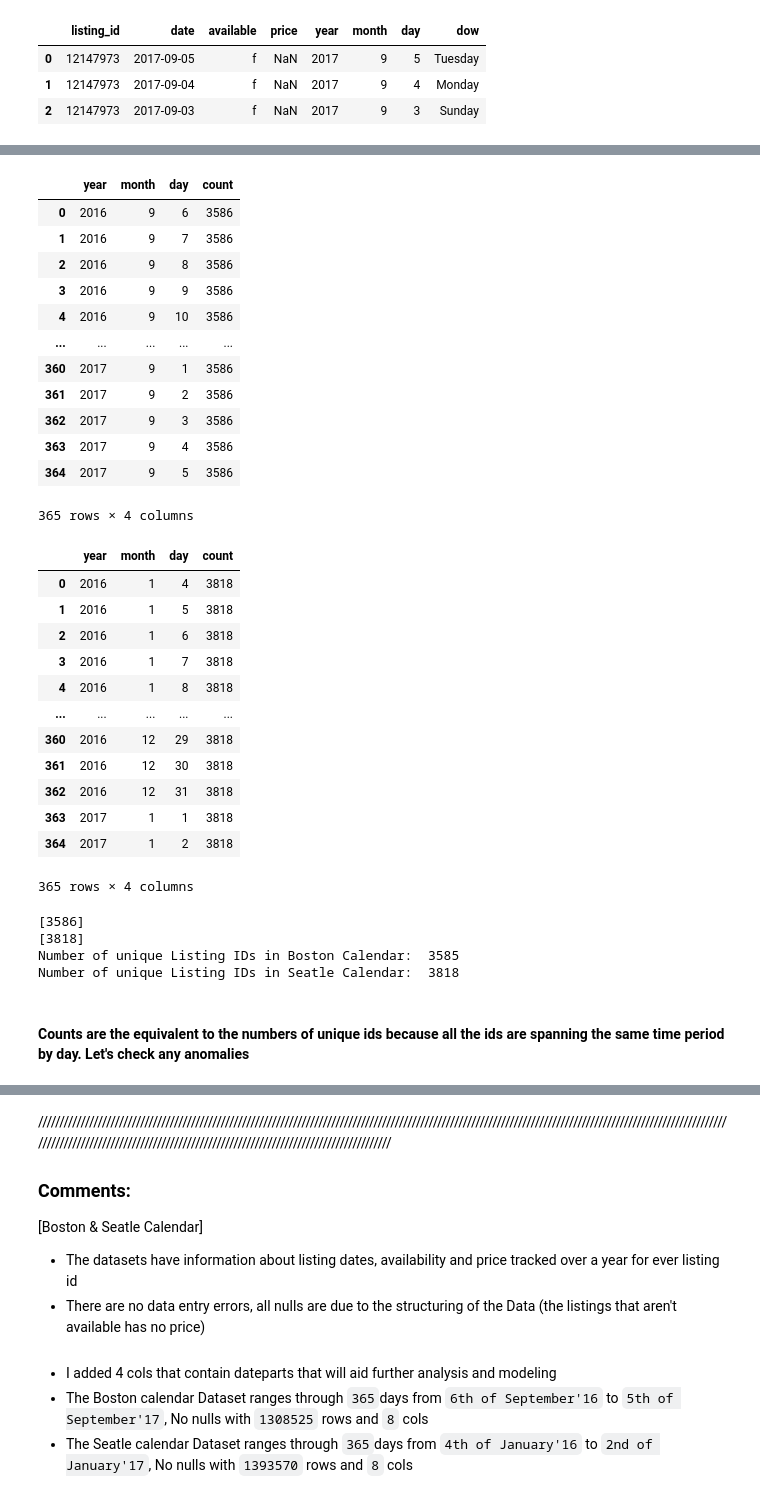
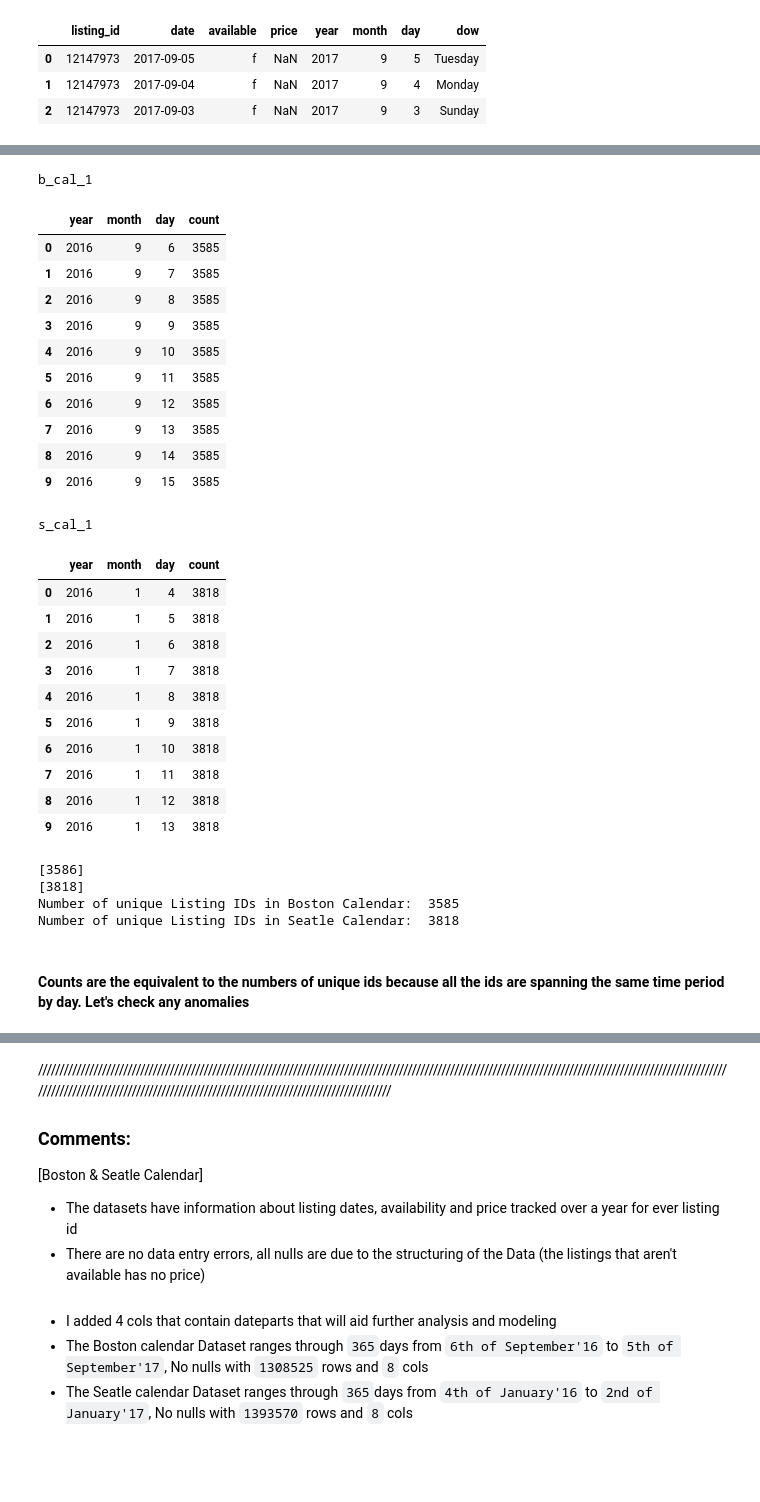
Before and after one commit to Zainy1453/Project-ND-1, a Jupyter notebook: Project 1.ipynb, the cells around one changed output, grey strips where cells are left out. Drawn from its saved outputs; the diff is of its cells as text; code cells hidden in the pictures; blank space fills up the shorter version.

Commit message:
created a python script with a display_side_by_side function

```diff
--- a/Project 1.ipynb
+++ b/Project 1.ipynb
@@ -13,3 +16,14 @@ import seaborn as sns
+# %%
+from IPython.display import display_html
+from itertools import chain,cycle
+def display_side_by_side(*args,titles=cycle([''])):
+    html_str=''
+    for df,title in zip(args, chain(titles,cycle(['</br>'])) ):
+        html_str+='<th style="text-align:center"><td style="vertical-align:top">'
+        html_str+=f'<h2>{title}</h2>'
+        html_str+=df.to_html().replace('table','table style="display:inline"')
+        html_str+='</td></th>'
+    display_html(html_str,raw=True)
 # %%
 b_cal = pd.read_csv('boston_calendar.csv')
 b_list = pd.read_csv('boston_listings.csv')
@@ -113,40 +120,35 @@ def get_period_df(df):
     period = period.rename(columns={'day':'count'}, level=0)
     period = period.reset_index().sort_values(by=['year', 'month', 'day']).reset_index(drop = True)
     return period
-# %%
-b_period =get_period_df(b_cal_1)
-b_period
-# %% [output]
-|  | year | month | day | count |
-| 0 | 2016 | 9 | 6 | 3586 |
-| 1 | 2016 | 9 | 7 | 3586 |
-| 2 | 2016 | 9 | 8 | 3586 |
-| 3 | 2016 | 9 | 9 | 3586 |
-| 4 | 2016 | 9 | 10 | 3586 |
-| ... | ... | ... | ... | ... |
-| 360 | 2017 | 9 | 1 | 3586 |
-| 361 | 2017 | 9 | 2 | 3586 |
-| 362 | 2017 | 9 | 3 | 3586 |
-| 363 | 2017 | 9 | 4 | 3586 |
-| 364 | 2017 | 9 | 5 | 3586 |
-365 rows × 4 columns
-# %%
-s_period =get_period_df(s_cal_1)
-s_period
-# %% [output]
-|  | year | month | day | count |
-| 0 | 2016 | 1 | 4 | 3818 |
-| 1 | 2016 | 1 | 5 | 3818 |
-| 2 | 2016 | 1 | 6 | 3818 |
-| 3 | 2016 | 1 | 7 | 3818 |
-| 4 | 2016 | 1 | 8 | 3818 |
-| ... | ... | ... | ... | ... |
-| 360 | 2016 | 12 | 29 | 3818 |
-| 361 | 2016 | 12 | 30 | 3818 |
-| 362 | 2016 | 12 | 31 | 3818 |
-| 363 | 2017 | 1 | 1 | 3818 |
-| 364 | 2017 | 1 | 2 | 3818 |
-365 rows × 4 columns
+# %%
+b_period =get_period_df(b_cal_1)
+s_period =get_period_df(s_cal_1)
+display_side_by_side(b_period.head(10), s_period.head(10), titles= ['b_cal_1', 's_cal_1'])
+# %% [output]
+b_cal_1
+|  | year | month | day | count |
+| 0 | 2016 | 9 | 6 | 3585 |
+| 1 | 2016 | 9 | 7 | 3585 |
+| 2 | 2016 | 9 | 8 | 3585 |
+| 3 | 2016 | 9 | 9 | 3585 |
+| 4 | 2016 | 9 | 10 | 3585 |
+| 5 | 2016 | 9 | 11 | 3585 |
+| 6 | 2016 | 9 | 12 | 3585 |
+| 7 | 2016 | 9 | 13 | 3585 |
+| 8 | 2016 | 9 | 14 | 3585 |
+| 9 | 2016 | 9 | 15 | 3585 |
+s_cal_1
+|  | year | month | day | count |
+| 0 | 2016 | 1 | 4 | 3818 |
+| 1 | 2016 | 1 | 5 | 3818 |
+| 2 | 2016 | 1 | 6 | 3818 |
+| 3 | 2016 | 1 | 7 | 3818 |
+| 4 | 2016 | 1 | 8 | 3818 |
+| 5 | 2016 | 1 | 9 | 3818 |
+| 6 | 2016 | 1 | 10 | 3818 |
+| 7 | 2016 | 1 | 11 | 3818 |
+| 8 | 2016 | 1 | 12 | 3818 |
+| 9 | 2016 | 1 | 13 | 3818 |
 # %%
 print(b_period['count'].unique())
 print(s_period['count'].unique())
@@ -157,8 +159,8 @@ print("Number of unique Listing IDs in Seatle Calendar: ", len(s_cal_1.listing_i
 [3818]
 Number of unique Listing IDs in Boston Calendar:  3585
 Number of unique Listing IDs in Seatle Calendar:  3818
-# %% [markdown]
-#### Counts are the equivalent to the numbers of unique ids because all the ids are spanning the same time period by day.  Let's check any anomalies
+# %% [markdown]
+#### Counts are the equivalent to the numbers of unique ids because all the ids are spanning the same time period by day.  Let's check any anomalies
 # %%
 def check_anomalies(df, col):
     list_ids_not_year_long = []
```
Also changed, not shown: parts of 39 cells of this notebook, 1 other file.
